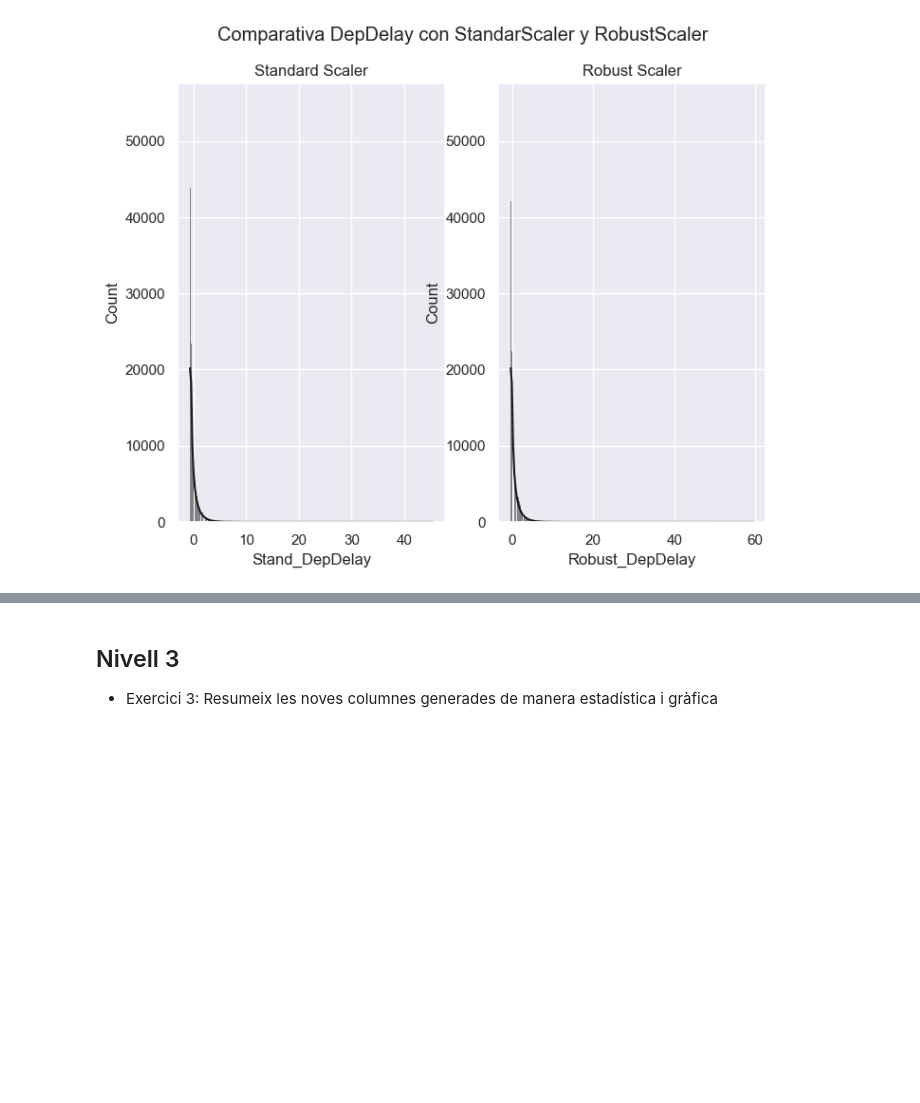
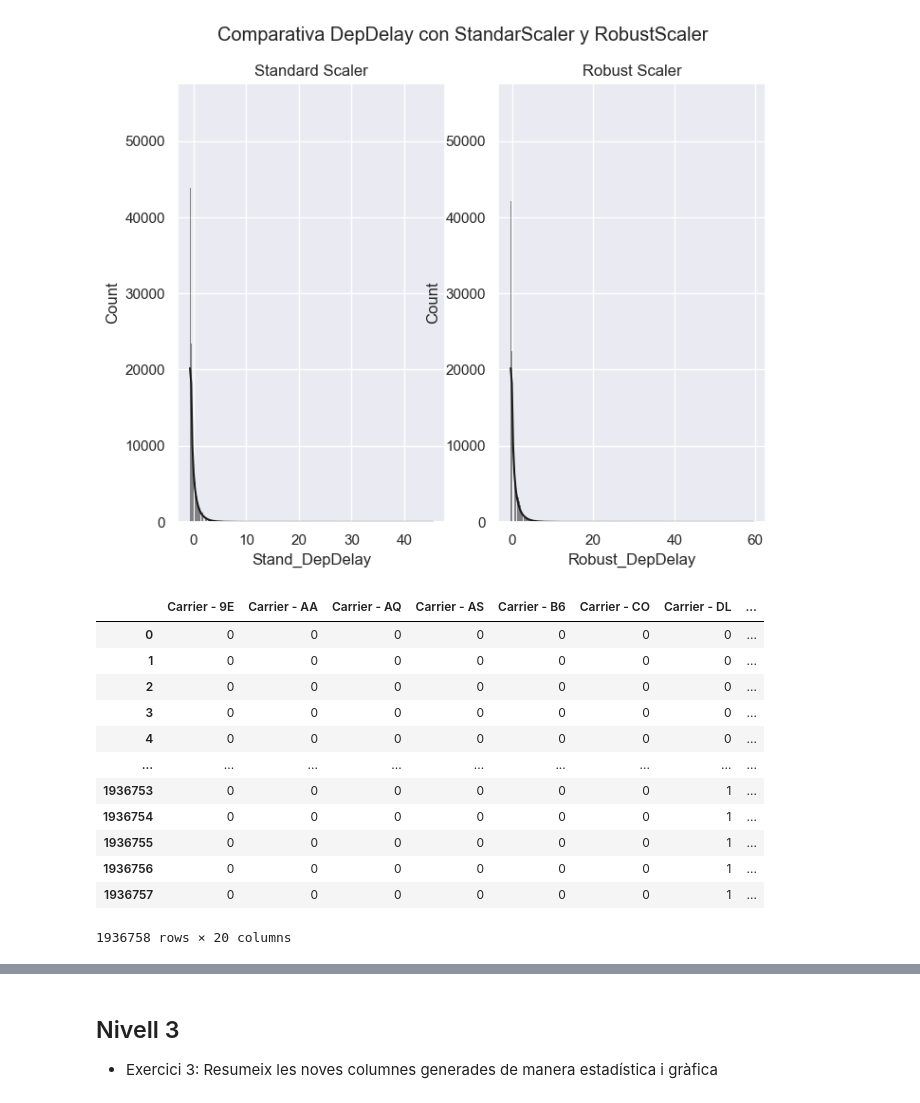
Before and after one commit to Yms002/Ejercicios, a Jupyter notebook: S11_T01/S11_T01 - Practicant amb training i test sets.ipynb, the cells around one changed output, grey strips where cells are left out. Cells and saved outputs as stored; diff of their text form; code cells hidden in the pictures; blank space fills up the shorter version.

```diff
--- a/S11_T01/S11_T01 - Practicant amb training i test sets.ipynb
+++ b/S11_T01/S11_T01 - Practicant amb training i test sets.ipynb
@@ -216,3 +216,21 @@ axes[1].set_title('Robust Scaler')
 plt.show()
 # %% [output]
 [figure]
+# %%
+# A continuación crearemos columnas dummies, sobre la columna UniqueCarrier
+dummies = pd.get_dummies(delay_df['UniqueCarrier'], prefix='Carrier', prefix_sep=' - ', columns=['UniqueCarrier'])
+dummies
+# %% [output]
+|  | Carrier - 9E | Carrier - AA | Carrier - AQ | Carrier - AS | Carrier - B6 | Carrier - CO | Carrier - DL | ... |
+| 0 | 0 | 0 | 0 | 0 | 0 | 0 | 0 | ... |
+| 1 | 0 | 0 | 0 | 0 | 0 | 0 | 0 | ... |
+| 2 | 0 | 0 | 0 | 0 | 0 | 0 | 0 | ... |
+| 3 | 0 | 0 | 0 | 0 | 0 | 0 | 0 | ... |
+| 4 | 0 | 0 | 0 | 0 | 0 | 0 | 0 | ... |
+| ... | ... | ... | ... | ... | ... | ... | ... | ... |
+| 1936753 | 0 | 0 | 0 | 0 | 0 | 0 | 1 | ... |
+| 1936754 | 0 | 0 | 0 | 0 | 0 | 0 | 1 | ... |
+| 1936755 | 0 | 0 | 0 | 0 | 0 | 0 | 1 | ... |
+| 1936756 | 0 | 0 | 0 | 0 | 0 | 0 | 1 | ... |
+| 1936757 | 0 | 0 | 0 | 0 | 0 | 0 | 1 | ... |
+1936758 rows × 20 columns
```
Also changed, not shown: parts of 10 cells of this notebook.
